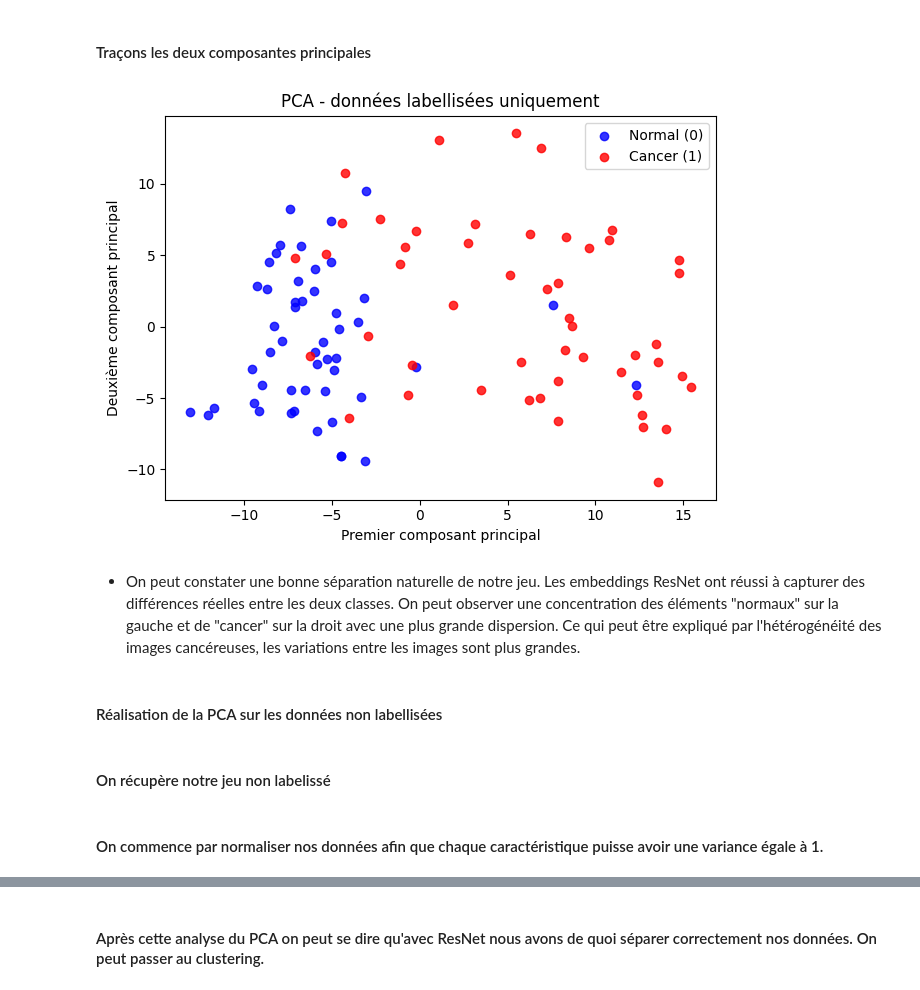
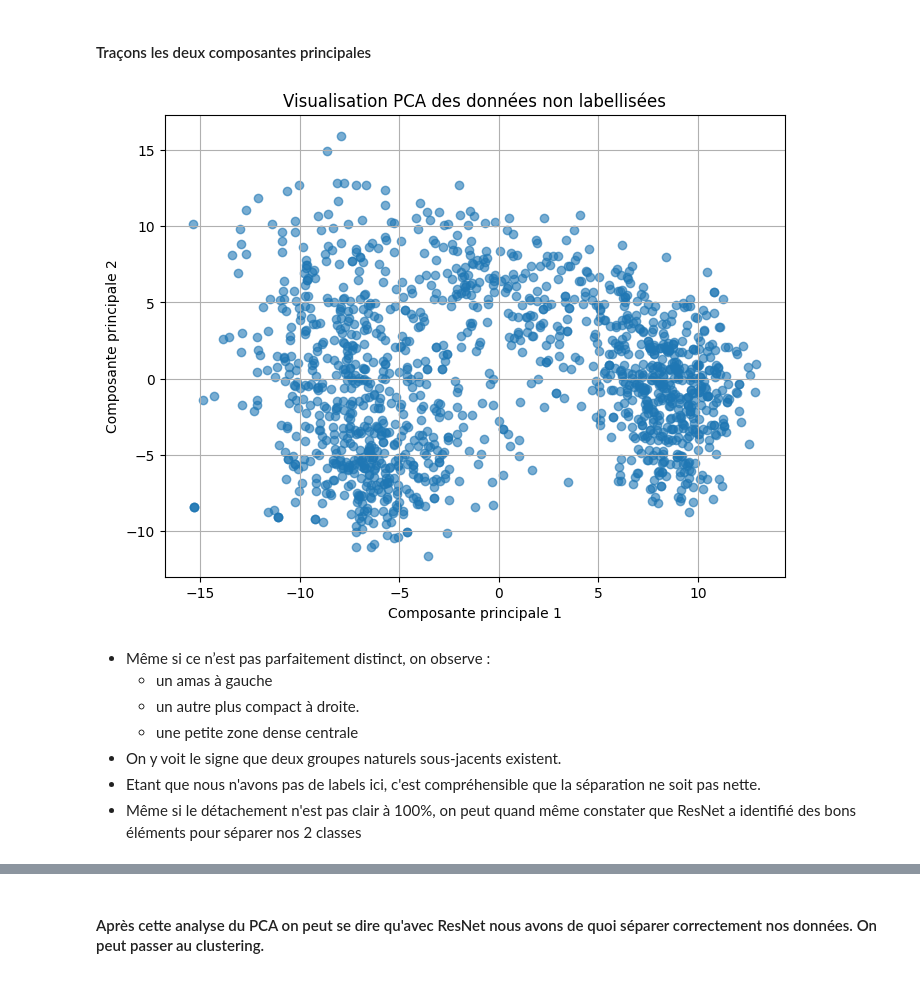
Before and after one commit to SCFlorian/Apprentissage_semi_supervise, a Jupyter notebook: notebooks/notebook_3_analyse_non_supervisee.ipynb, the cells around one changed output, grey strips where cells are left out. Drawn from its saved outputs; the diff is of its cells as text; code cells hidden in the pictures.

```diff
--- a/notebooks/notebook_3_analyse_non_supervisee.ipynb
+++ b/notebooks/notebook_3_analyse_non_supervisee.ipynb
@@ -123,15 +122,16 @@ y_labeled = df_labeled["label"]
 #### On commence par normaliser nos données afin que chaque caractéristique puisse avoir une variance égale à 1.
 # %%
 scaler = StandardScaler() # notre fonction de normalisation
-scaler.fit(X_labeled) # nous entraînons le scaler sur le jeu de données
-X_scaled_labeled = scaler.transform(X_labeled) # application de la rotation et la réduction de la dimension avec transform
+scaler.fit(X_unlabeled) # nous entraînons le scaler sur le jeu de données
+X_scaled_unlabeled = scaler.transform(X_unlabeled) # application de la rotation et la réduction de la dimension avec transform
+X_scaled_PCA = X_scaled_unlabeled
 # %% [markdown]
 #### Application du PCA pour réduire la dimensionnalité
 # %%
 pca = PCA(n_components=2) # nombre de composantes principales que nous voulons afficher
-pca.fit(X_scaled_labeled) # on fait tourner notre PCA
+pca.fit(X_scaled_PCA) # on fait tourner notre PCA
 
-X_pca = pca.transform(X_scaled_labeled)
-print("Original shape: {}".format(str(X_scaled_labeled.shape)))
-print("Reduced shape : {}".format(str(X_pca.shape)))
+X_pca_unlabeled = pca.transform(X_scaled_PCA)
+print("Original shape: {}".format(str(X_unlabeled.shape)))
+print("Reduced shape : {}".format(str(X_pca_unlabeled.shape)))
 # %% [output]
@@ -142,35 +142,20 @@ Reduced shape : (100, 2)
 # %% [markdown]
 #### Traçons les deux composantes principales
 # %%
-# points "normal"
-plt.scatter(
-    X_pca[y_labeled == 0, 0],
-    X_pca[y_labeled == 0, 1],
-    color="blue",
-    label="Normal (0)",
-    alpha=0.8
-)
-
-# points "cancer"
-plt.scatter(
-    X_pca[y_labeled == 1, 0],
-    X_pca[y_labeled == 1, 1],
-    color="red",
-    label="Cancer (1)",
-    alpha=0.8
-)
-
-plt.title("PCA - données labellisées uniquement")
-plt.xlabel("Premier composant principal")
-plt.ylabel("Deuxième composant principal")
-plt.legend(loc="best")
-plt.tight_layout()
+plt.figure(figsize=(8, 6))
+plt.scatter(X_pca_unlabeled[:, 0], X_pca_unlabeled[:, 1], alpha=0.6)
+plt.title("Visualisation PCA des données non labellisées")
+plt.xlabel("Composante principale 1")
+plt.ylabel("Composante principale 2")
+plt.grid(True)
 plt.show()
 # %% [output]
-[figure, old version]
+[figure, new version]
 # %% [markdown]
-* On peut constater une bonne séparation naturelle de notre jeu. Les embeddings ResNet ont réussi à capturer des différences réelles entre les deux classes. On peut observer une concentration des éléments "normaux" sur la gauche et de "cancer" sur la droit avec une plus grande dispersion. Ce qui peut être expliqué par l'hétérogénéité des images cancéreuses, les variations entre les images sont plus grandes.
+* Même si ce n’est pas parfaitement distinct, on observe :
+    - un amas à gauche
+    - un autre plus compact à droite.
+    - une petite zone dense centrale
+* On y voit le signe que deux groupes naturels sous-jacents existent.
+* Etant que nous n'avons pas de labels ici, c'est compréhensible que la séparation ne soit pas nette.
+* Même si le détachement n'est pas clair à 100%, on peut quand même constater que ResNet a identifié des bons éléments pour séparer nos 2 classes
-# %% [markdown]
-#### Réalisation de la PCA sur les données non labellisées
-# %% [markdown]
-#### On récupère notre jeu non labelissé
@@ -179,2 +161,0 @@ X_unlabeled = df_unlabeled
-# %% [markdown]
-#### On commence par normaliser nos données afin que chaque caractéristique puisse avoir une variance égale à 1.
```
Also changed, not shown: parts of 36 cells of this notebook.
